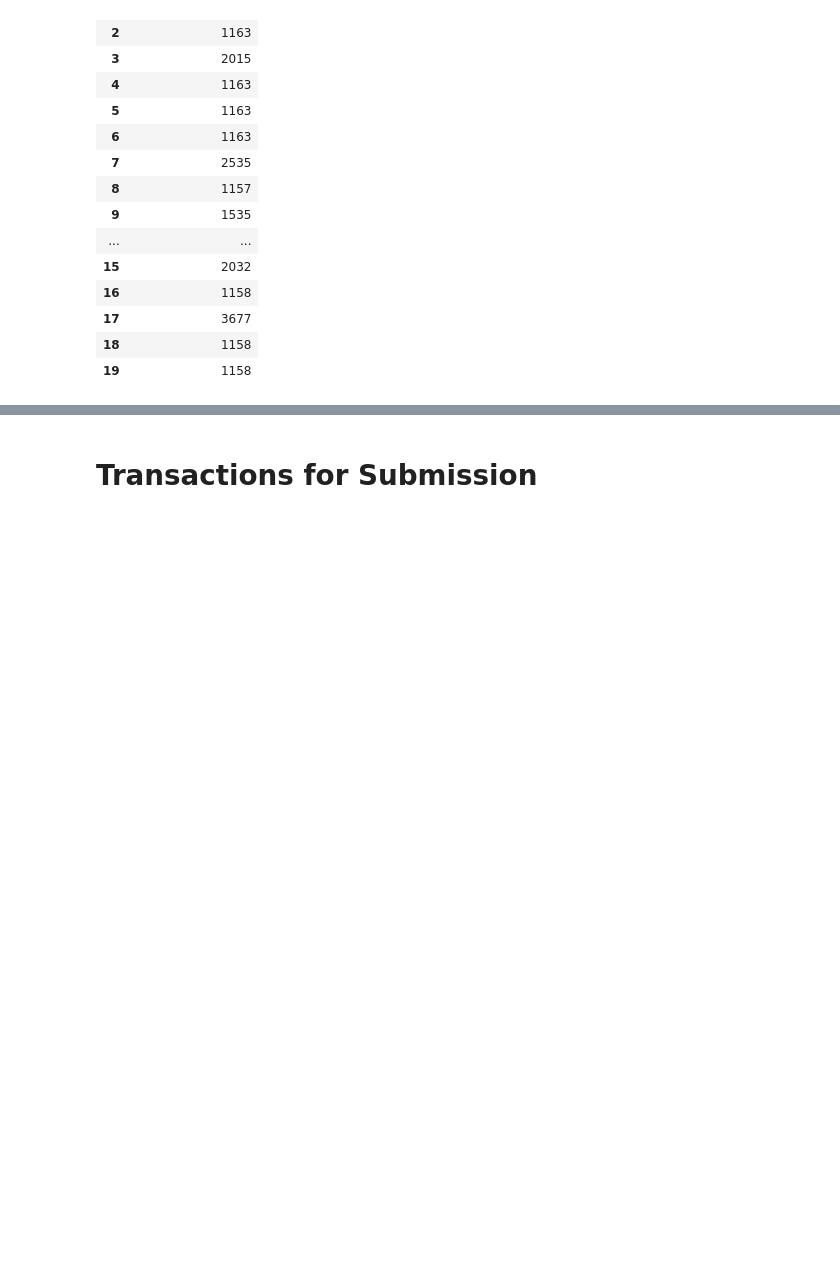
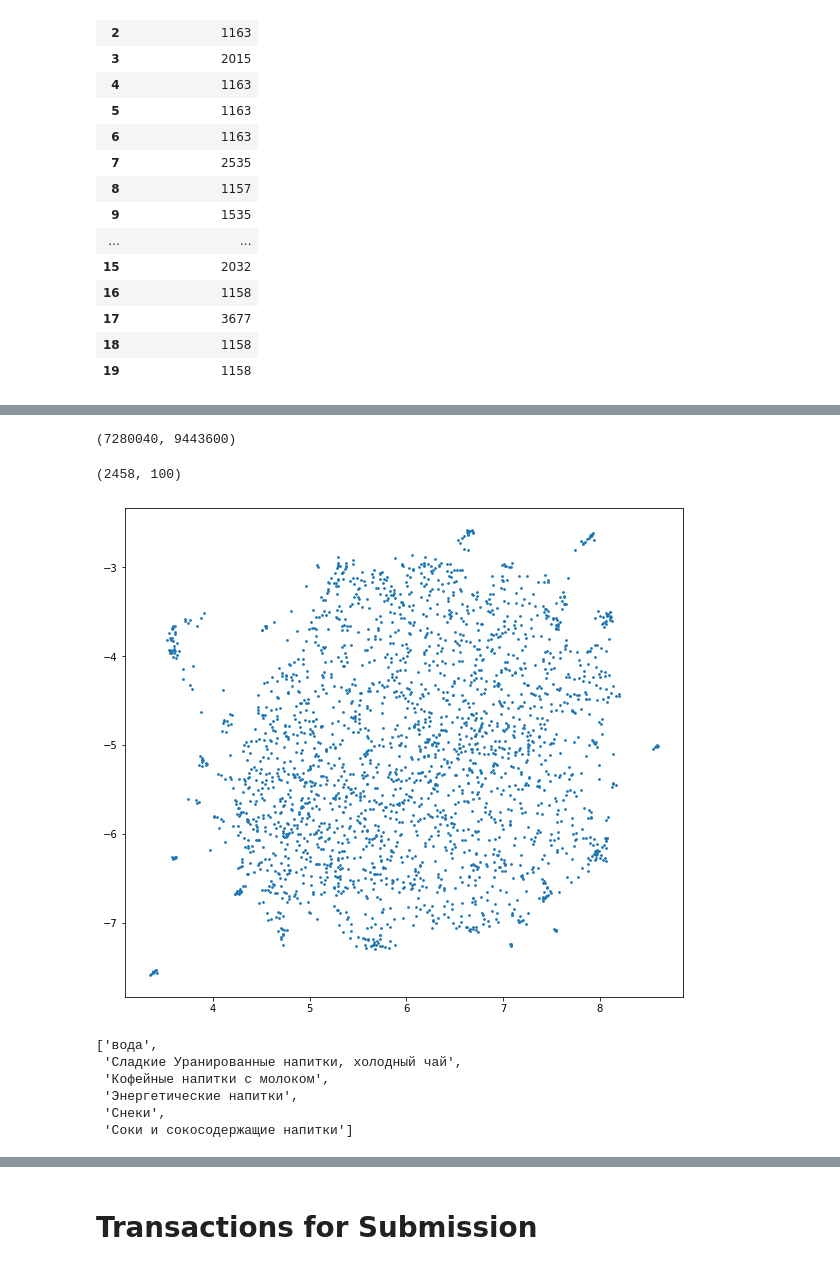
Before and after one commit to kirillzx/GPN-Cup, a Jupyter notebook: GPN_main.ipynb, the cells around one changed output, grey strips where cells are left out. Saved outputs shown, nothing was run; the diff lists cells and outputs as text; code cells hidden in the pictures; blank space fills up the shorter version.

```diff
--- a/GPN_main.ipynb
+++ b/GPN_main.ipynb
@@ -284,0 +279,18 @@ rec_df
+# %%
+# shuffle customer ID's
+np.random.shuffle(customers)
+
+# extract 90% of customer ID's
+customers_train = [customers[i] for i in range(round(0.4*len(customers)))]
+
+# split data into train and validation set
+train_df = data[data['client_id'].isin(customers_train)]
+validation_df = data[~data['client_id'].isin(customers_train)]
+# %%
+# list to capture purchase history of the customers
+purchases_train = []
+
+# populate the list with the product codes
+for i in tqdm_notebook(customers_train):
+    temp = train_df[train_df['client_id'] == i]['sku_id'].tolist()
+    purchases_train.append(temp)
@@ -284,0 +305,13 @@ rec_df
+# %%
+# train word2vec model
+model = Word2Vec(window = 10, sg = 1, hs = 0,
+                 negative = 10, # for negative sampling
+                 alpha=0.03, min_alpha=0.0007,
+                 seed = 14)
+
+model.build_vocab(purchases_train, progress_per=200)
+
+model.train(purchases_train, total_examples = model.corpus_count,
+            epochs=10, report_delay=1)
+# %% [output]
+(7280040, 9443600)
@@ -284,0 +321,19 @@ rec_df
+# %%
+# extract all vectors
+X = model.wv[model.wv.index_to_key]
+
+X.shape
+# %% [output]
+(2458, 100)
+# %%
+import umap.umap_ as umap
+
+cluster_embedding = umap.UMAP(n_neighbors=30, min_dist=0.0,
+                              n_components=2, random_state=42).fit_transform(X)
+
+plt.subplots(figsize=(10,9))
+plt.scatter(cluster_embedding[:, 0], cluster_embedding[:, 1], s=3, cmap='Spectral')
+
+plt.show()
+# %% [output]
+[figure, added]
@@ -284,0 +356,9 @@ rec_df
+# %%
+groups
+# %% [output]
+['вода',
+ 'Сладкие Уранированные напитки, холодный чай',
+ 'Кофейные напитки с молоком',
+ 'Энергетические напитки',
+ 'Снеки',
+ 'Соки и сокосодержащие напитки']
```
Also changed, not shown: parts of 38 cells of this notebook, 1 other file.
